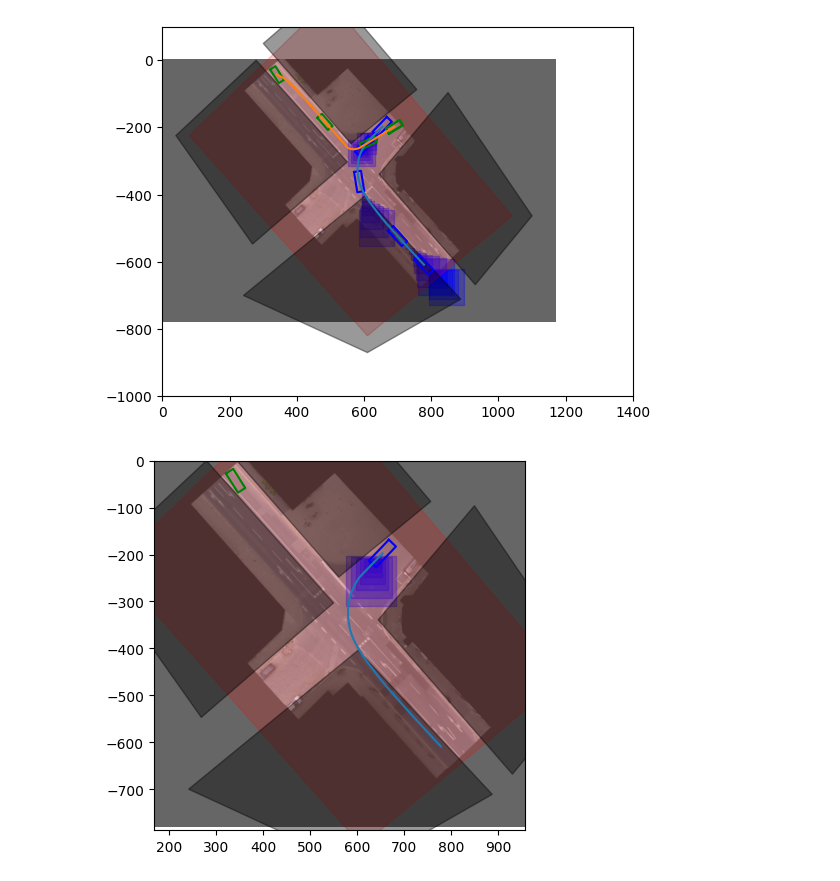
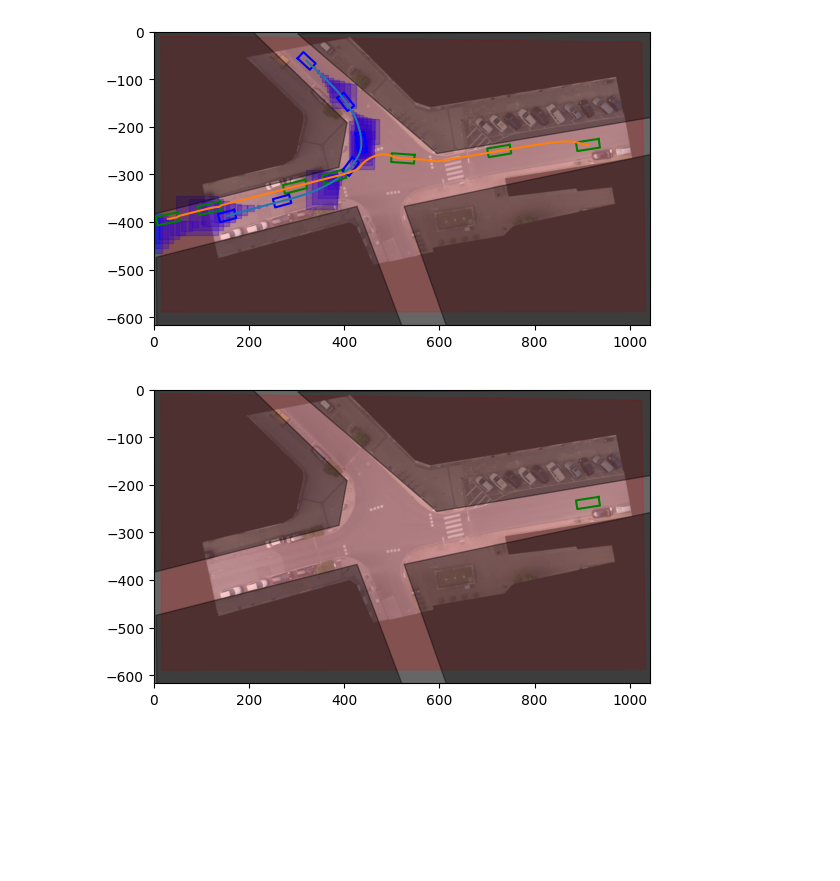
Before and after one commit to QDZHOU/FYP_Intent_Learning, a Jupyter notebook: MPC/MPC.ipynb, the cells around one changed output. Saved outputs shown, nothing was run; the diff lists cells and outputs as text; code cells hidden in the pictures; blank space fills up the shorter version.

```diff
--- a/MPC/MPC.ipynb
+++ b/MPC/MPC.ipynb
@@ -7,8 +7,8 @@ import casadi as ca
 from pytope import Polytope
 from matplotlib.animation import FuncAnimation
 # %%
-data_id = "08"
-track_id  = 264
+data_id = "27"
+track_id  = 37 #264
 
 background_filepath = f"../data/{data_id}_background.png"
 recordingMeta_filepath = f"../data/{data_id}_recordingMeta.csv"
@@ -131,12 +158,12 @@ image_param = {
     }
   }
 }
-
+location_id = "2"
 scale_down_factor = image_param["datasets"]["ind"]["scale_down_factor"]
-x_lim_0 = image_param["datasets"]["ind"]["relevant_areas"]["1"]["x_lim"][0]/scale_down_factor
-x_lim_1 = image_param["datasets"]["ind"]["relevant_areas"]["1"]["x_lim"][1]/scale_down_factor
-y_lim_0 = image_param["datasets"]["ind"]["relevant_areas"]["1"]["y_lim"][0]/scale_down_factor
-y_lim_1 = image_param["datasets"]["ind"]["relevant_areas"]["1"]["y_lim"][1]/scale_down_factor
+x_lim_0 = image_param["datasets"]["ind"]["relevant_areas"][location_id]["x_lim"][0]/scale_down_factor
+x_lim_1 = image_param["datasets"]["ind"]["relevant_areas"][location_id]["x_lim"][1]/scale_down_factor
+y_lim_0 = image_param["datasets"]["ind"]["relevant_areas"][location_id]["y_lim"][0]/scale_down_factor
+y_lim_1 = image_param["datasets"]["ind"]["relevant_areas"][location_id]["y_lim"][1]/scale_down_factor
 image_to_real = orthoPxToMeter*scale_down_factor
 real_to_image = 1/image_to_real
 # %%
@@ -462,22 +493,23 @@ Param = {
     "Q4": 10, # long. pos. error
     "Q5": 10, # lat. pos. error
     "Q6": 2, # heading. error
-    "Q7": 300,
-    "d_min": 8,
+    "Q7": 100,
+    "Q8": 50,
+    "d_min": 5,
     "A_road": A_road,
     "b_road": b_road,
     "not_A_road": not_A_road, # list
     "not_b_road": not_b_road, # list
-    "v_low": -0.1,
+    "v_low": -0.2,
     "v_up": 1,
-    "acc_low": -0.4,
-    "acc_up": 0.4,
-    "delta_low": -0.7,
-    "delta_up": 0.7,
+    "acc_low": -0.2,
+    "acc_up": 0.3,
+    "delta_low": -0.45,
+    "delta_up": 0.45,
     "RefSpeed": 0,
-    "RefPos": [690*image_to_real,-198*image_to_real,0.6]
+    "RefPos": [327*image_to_real,-47*image_to_real,2.453]
 }
-x_EV_initial = np.array([340*image_to_real, -42*image_to_real, 2.1-3.14, 0.5, 0])
+x_EV_initial = np.array([912*image_to_real, -238*image_to_real, 3.295, 0, 0])
 # %%
 fig, ax = plt.subplots()
 img   = mpimg.imread(background_filepath)
@@ -535,38 +567,38 @@ for i in range(0,N_Sam):
 
         corners_ev = np.array([
             [-half_length_ev, -half_width_ev],
             [half_length_ev, -half_width_ev],
             [half_length_ev, half_width_ev],
             [-half_length_ev, half_width_ev]
         ])
         rad_yaw_ev = trajectory_planning_k[2,1]
         rotation_matrix_ev = np.array([
                 [np.cos(rad_yaw_ev), -np.sin(rad_yaw_ev)],
                 [np.sin(rad_yaw_ev),  np.cos(rad_yaw_ev)]
             ])
         rotated_corners_ev = corners_ev.reshape(4,2) @ rotation_matrix_ev.T
         rotated_corners_ev[:, 0] += State_EV_R[0, i+1]*real_to_image
         rotated_corners_ev[:, 1] += State_EV_R[1, i+1]*real_to_image
         rotated_corners_ev = np.vstack([rotated_corners_ev, rotated_corners_ev[0]])
         plt.plot(rotated_corners_ev[:, 0], rotated_corners_ev[:, 1], 'g-')
 
         for i in range(10):
             occupancy = Polytope(Occupancy_SV_aug_R[i].A, Occupancy_SV_aug_R[i].b*real_to_image)
             occupancy.plot(color = 'b', alpha = 0.3)
 
 Drive_Area_visual.plot(color = 'r', alpha = 0.2)
 for i in range(len(not_Drive_Area_visual)):
     not_Drive_Area_visual[i].plot(color = 'black', alpha = 0.4)
 plt.imshow(img,alpha = 0.6, extent=[0, img.shape[1], -img.shape[0], 0])
 plt.plot(SV_x*real_to_image, SV_y*real_to_image)
 plt.plot(State_EV_R[0]*real_to_image, State_EV_R[1]*real_to_image)
-# ax.set_xlim([x_lim_0,x_lim_1])
-# ax.set_ylim([-y_lim_0,-y_lim_1])
-ax.set_xlim([0,1400])
-ax.set_ylim([-1000,100])
+ax.set_xlim([x_lim_0,x_lim_1])
+ax.set_ylim([-y_lim_0,-y_lim_1])
+# ax.set_xlim([0,1400])
+# ax.set_ylim([-1000,100])
 plt.show()
 # %% [output]
-[figure, old version]
+[figure, new version]
 # %%
 test_polytope = polytope_estimation_OR(Param)
 fig, ax = plt.subplots()
@@ -576,7 +608,7 @@ half_width_sv = real_to_image*sv_width / 2
 half_length_sv = real_to_image*sv_length / 2
 half_width_ev = real_to_image*Param["w_veh"] / 2
 half_length_ev = real_to_image*Param["l_veh"] / 2
-frame_length =200+ N_Sam
+frame_length =100+ N_Sam
 
 ax.imshow(img, alpha=0.6, extent=[0, img.shape[1], -img.shape[0], 0])
 ax.set_xlim([x_lim_0, x_lim_1])
@@ -615,7 +647,7 @@ def update(frame):
 
     global State_EV_R
 
-    if frame < N_Sam:
+    if False:
         U_R, trajectory_planning_k, J_R, Occupancy_SV_aug_R = test_polytope.Return(acc_vals[:, frame].reshape(2, 1),
                                                                                 position_vals[:, frame].reshape(2, 1),
                                                                                 velocity_vals[:, frame].reshape(2, 1),
@@ -666,11 +698,11 @@ def update(frame):
     for i in range(len(not_Drive_Area_visual)):
         not_Drive_Area_visual[i].plot(color = 'black', alpha = 0.4)
 
-ani = FuncAnimation(fig, update, frames=range(0, frame_length), interval=60, repeat=False)
+ani = FuncAnimation(fig, update, frames=range(0, frame_length), interval=100, repeat=False)
 #plt.show()
 ani.save("animation.mp4", writer='ffmpeg', fps=60)
 # %% [output]
-[figure, old version]
+[figure, new version]
 # %%
 from IPython.display import Video
 
```
Also changed, not shown: parts of 3 cells of this notebook, 21 other files.
